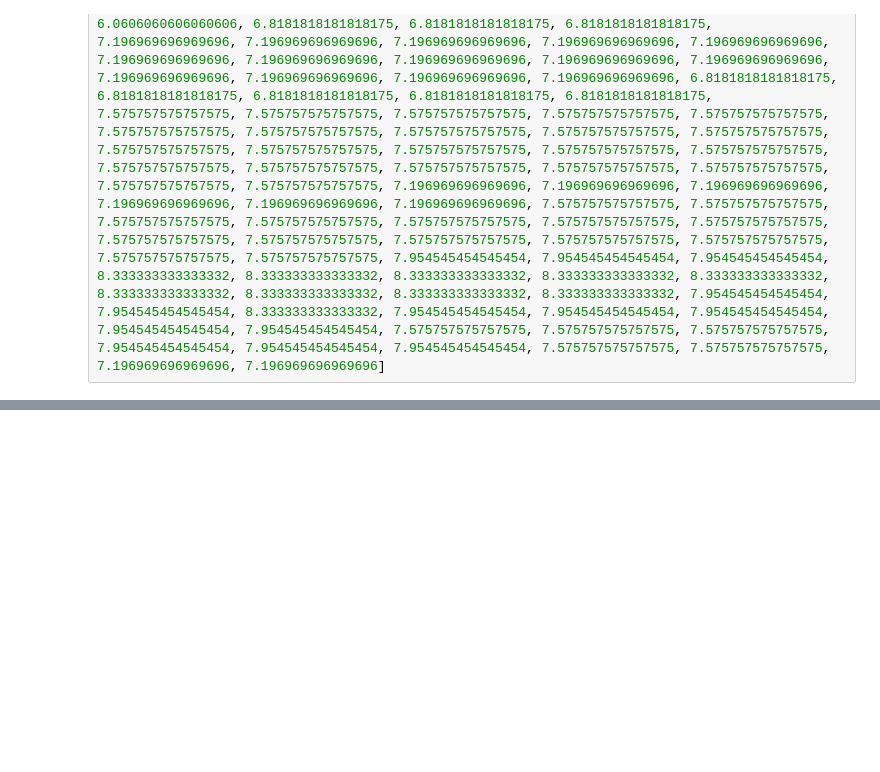
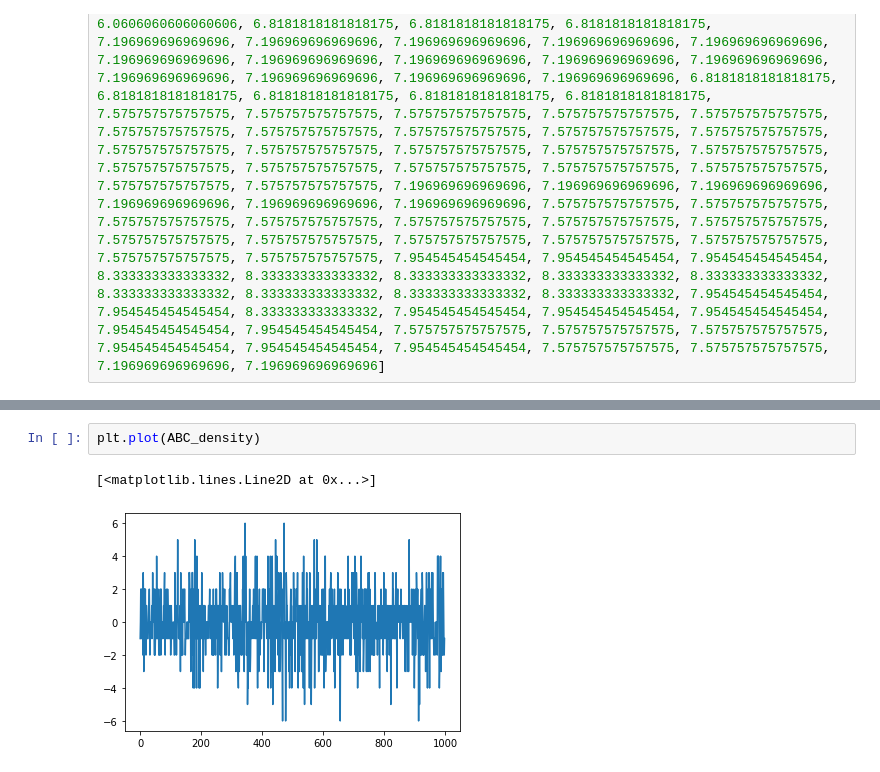
Before and after one commit to SU-Hongs/UROP_mining, a Jupyter notebook: UROP_data_main.ipynb, the cells around one changed output, grey strips where cells are left out. Saved outputs shown, nothing was run; the diff lists cells and outputs as text; blank space fills up the shorter version.

```diff
--- a/UROP_data_main.ipynb
+++ b/UROP_data_main.ipynb
@@ -24,0 +27,5 @@ plt.plot(AB_density)
+# %%
+plt.plot(ABC_density)
+# %% [output]
+[<matplotlib.lines.Line2D at 0x...>]
+[figure, added]
```
Also changed, not shown: parts of 55 cells of this notebook.
